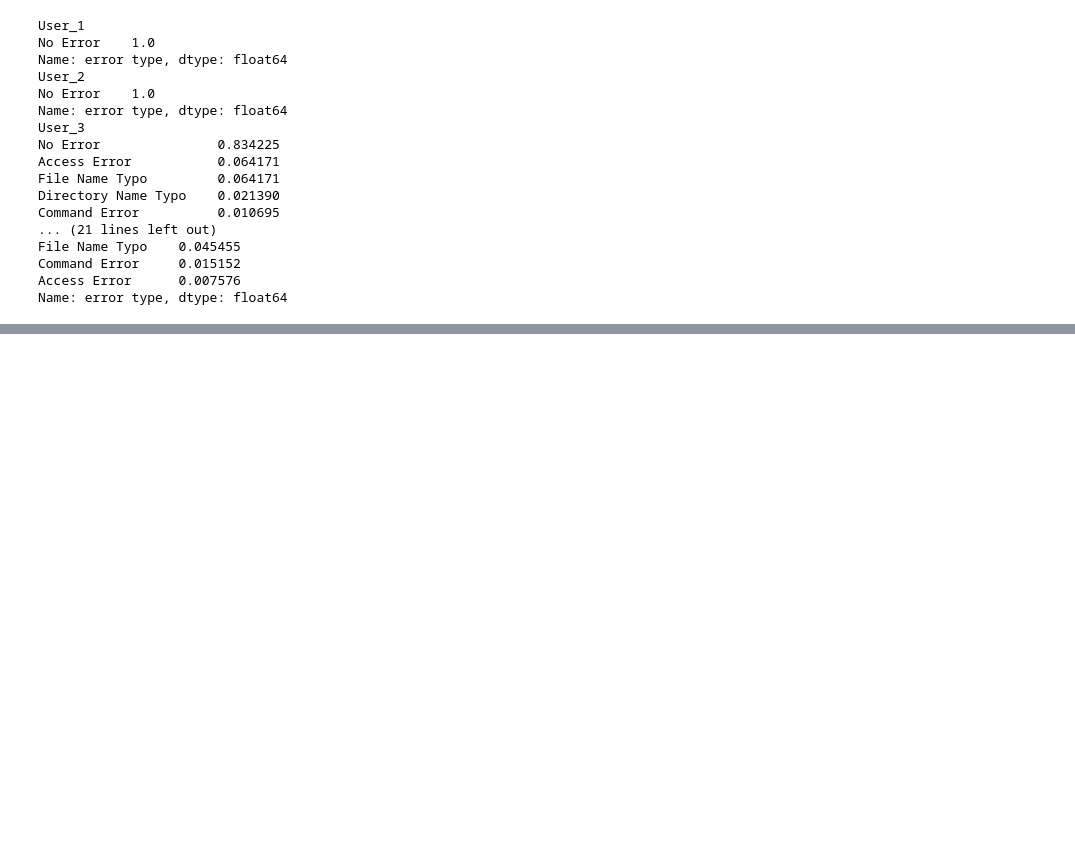
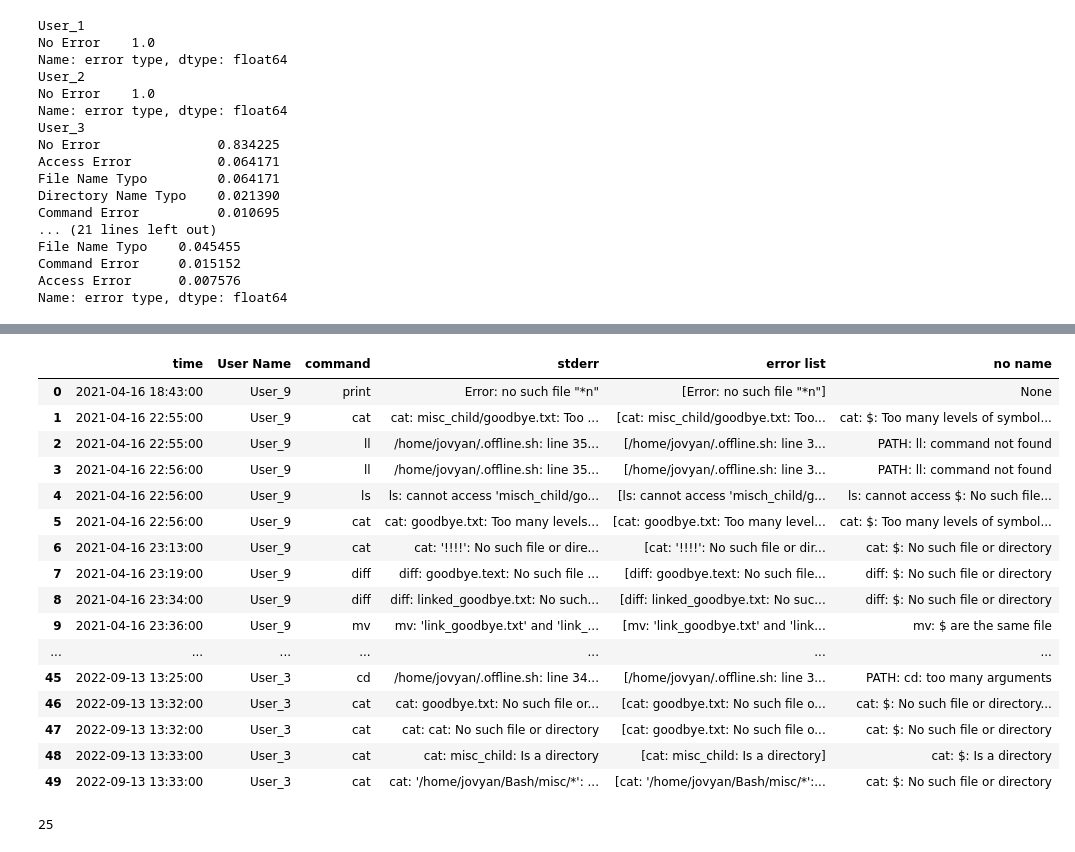
Before and after one commit to GuningShen/error-suggestion, a Jupyter notebook: Error_Analyzer.ipynb, the cells around one changed output, grey strips where cells are left out. Saved outputs shown, nothing was run; the diff lists cells and outputs as text; code cells hidden in the pictures; blank space fills up the shorter version.

```diff
--- a/Error_Analyzer.ipynb
+++ b/Error_Analyzer.ipynb
@@ -286,0 +458,49 @@ Name: error type, dtype: float64
+# %%
+path_replacer = re.compile(r'.*(\/).+(: line )(\d+).*')
+path_name = re.compile(r'(\/).+(: line )(\d+)')
+# %%
+name_between_colon = re.compile(r'.+(:).+(:).+')
+colon_name = re.compile(r'(:).+(:)')
+# %%
+cd_replacer = re.compile(r'.*cd:(.+):.*')
+cd_name = re.compile(r'cd:(.+):')
+# %%
+def replacer(error):
+    if file_name_replacer.match(error):
+        return re.sub(file_name, '$', error)
+    elif path_replacer.match(error):
+        error = re.sub(path_name, 'PATH', error)
+        if file_name_replacer.match(error):
+            return re.sub(file_name, '$', error)
+        elif cd_replacer.match(error):
+            return re.sub(cd_name, 'cd: $:', error)
+        else:
+            return error
+    elif name_between_colon.match(error):
+        return re.sub(colon_name, ': $:', error)
+# %%
+error_expand["no name"] = error_expand["stderr"].apply(lambda x: replacer(x))
+error_expand.head(50)
+# %% [output]
+|  | time | User Name | command | stderr | error list | no name |
+| 0 | 2021-04-16 18:43:00 | User_9 | print | Error: no such file "*n" | [Error: no such file "*n"] | None |
+| 1 | 2021-04-16 22:55:00 | User_9 | cat | cat: misc_child/goodbye.txt: Too ... | [cat: misc_child/goodbye.txt: Too... | cat: $: Too many levels of symbol... |
+| 2 | 2021-04-16 22:55:00 | User_9 | ll | /home/jovyan/.offline.sh: line 35... | [/home/jovyan/.offline.sh: line 3... | PATH: ll: command not found |
+| 3 | 2021-04-16 22:56:00 | User_9 | ll | /home/jovyan/.offline.sh: line 35... | [/home/jovyan/.offline.sh: line 3... | PATH: ll: command not found |
+| 4 | 2021-04-16 22:56:00 | User_9 | ls | ls: cannot access 'misch_child/go... | [ls: cannot access 'misch_child/g... | ls: cannot access $: No such file... |
+| 5 | 2021-04-16 22:56:00 | User_9 | cat | cat: goodbye.txt: Too many levels... | [cat: goodbye.txt: Too many level... | cat: $: Too many levels of symbol... |
+| 6 | 2021-04-16 23:13:00 | User_9 | cat | cat: '!!!!': No such file or dire... | [cat: '!!!!': No such file or dir... | cat: $: No such file or directory |
+| 7 | 2021-04-16 23:19:00 | User_9 | diff | diff: goodbye.text: No such file ... | [diff: goodbye.text: No such file... | diff: $: No such file or directory |
+| 8 | 2021-04-16 23:34:00 | User_9 | diff | diff: linked_goodbye.txt: No such... | [diff: linked_goodbye.txt: No suc... | diff: $: No such file or directory |
+| 9 | 2021-04-16 23:36:00 | User_9 | mv | mv: 'link_goodbye.txt' and 'link_... | [mv: 'link_goodbye.txt' and 'link... | mv: $ are the same file |
+| ... | ... | ... | ... | ... | ... | ... |
+| 45 | 2022-09-13 13:25:00 | User_3 | cd | /home/jovyan/.offline.sh: line 34... | [/home/jovyan/.offline.sh: line 3... | PATH: cd: too many arguments |
+| 46 | 2022-09-13 13:32:00 | User_3 | cat | cat: goodbye.txt: No such file or... | [cat: goodbye.txt: No such file o... | cat: $: No such file or directory... |
+| 47 | 2022-09-13 13:32:00 | User_3 | cat | cat: cat: No such file or directory | [cat: goodbye.txt: No such file o... | cat: $: No such file or directory |
+| 48 | 2022-09-13 13:33:00 | User_3 | cat | cat: misc_child: Is a directory | [cat: misc_child: Is a directory] | cat: $: Is a directory |
+| 49 | 2022-09-13 13:33:00 | User_3 | cat | cat: '/home/jovyan/Bash/misc/*': ... | [cat: '/home/jovyan/Bash/misc/*':... | cat: $: No such file or directory |
+# %%
+unique_error_total_2 = len(pd.unique(error_expand["no name"]))
+print(unique_error_total_2)
+# %% [output]
+25
```
Also changed, not shown: parts of 39 cells of this notebook.
